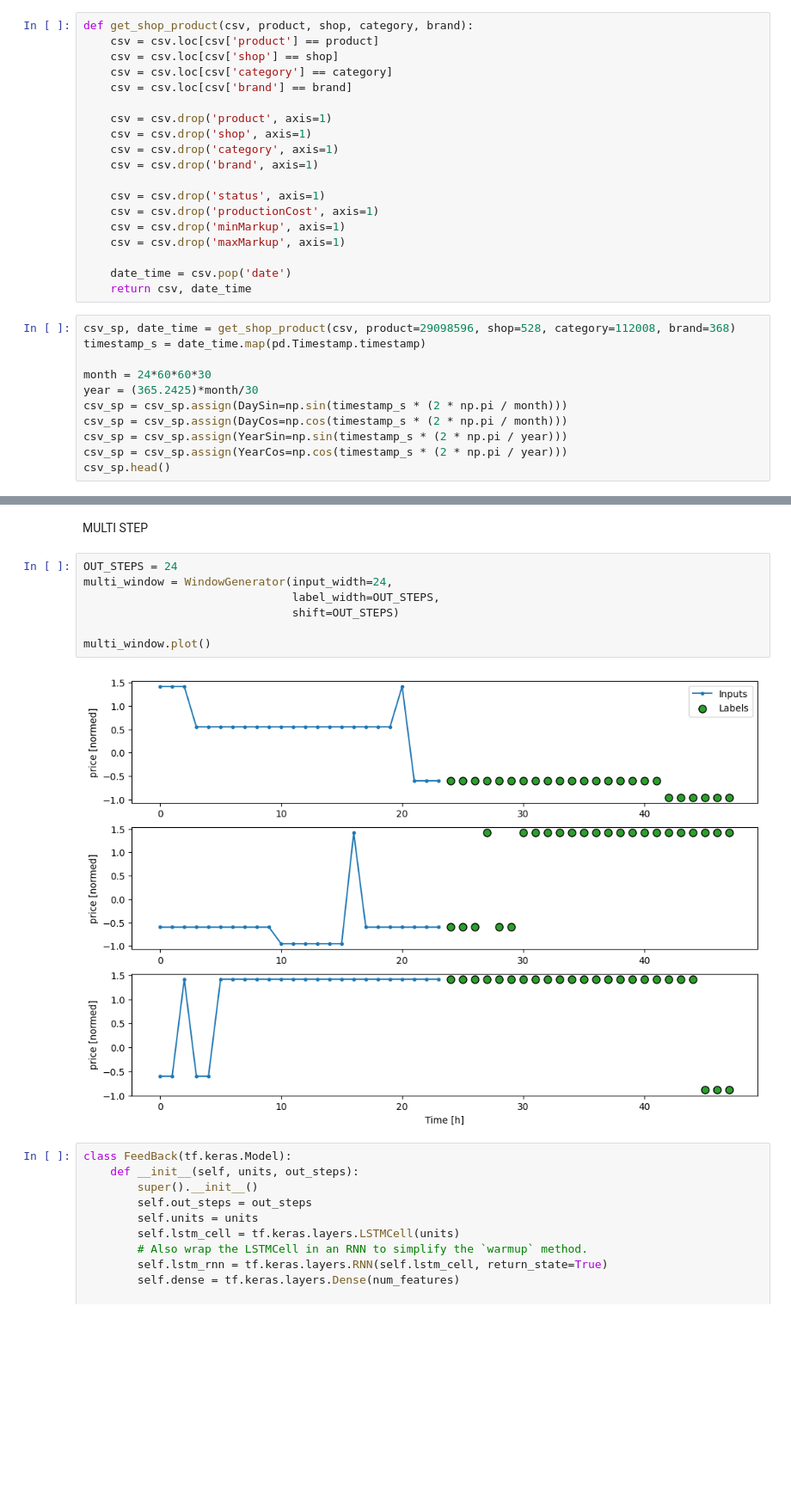
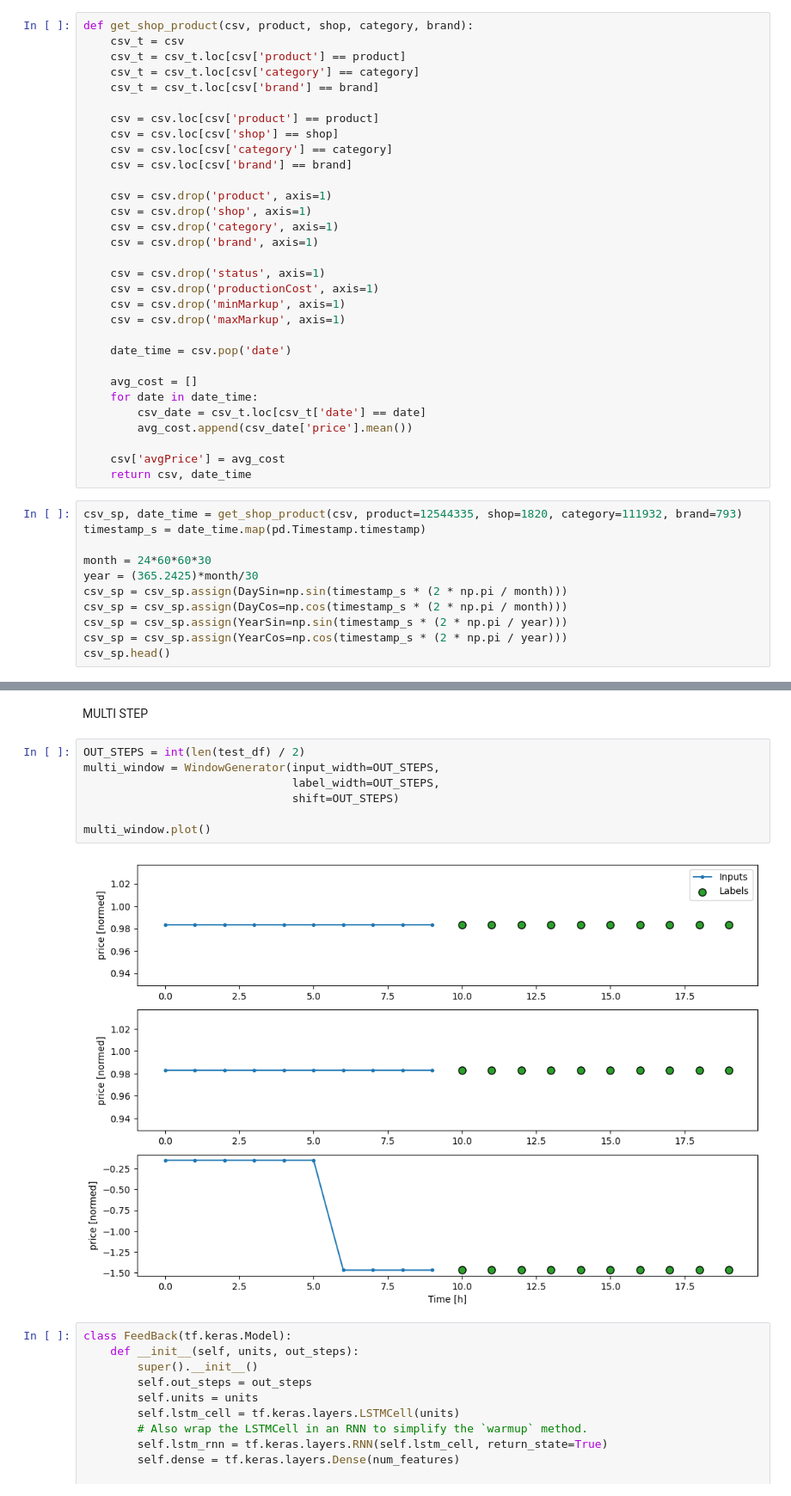
Before and after one commit to MEHovick/time-rows, a Jupyter notebook: TimeRows.ipynb, the cells around one changed output, grey strips where cells are left out. Shown at 86% size. Saved outputs shown, nothing was run; the diff lists cells and outputs as text; blank space fills up the shorter version.

```diff
--- a/TimeRows.ipynb
+++ b/TimeRows.ipynb
@@ -53,6 +53,11 @@ csv.head()
 | 1021 | 29098596 | 1820 | 112008 | 368 | 26989000 | 1 | 2022-01-03 | 19172316 | 7 | 80 | ... |
 # %%
 def get_shop_product(csv, product, shop, category, brand):
+    csv_t = csv
+    csv_t = csv_t.loc[csv['product'] == product]
+    csv_t = csv_t.loc[csv['category'] == category]
+    csv_t = csv_t.loc[csv['brand'] == brand]
+
     csv = csv.loc[csv['product'] == product]
     csv = csv.loc[csv['shop'] == shop]
     csv = csv.loc[csv['category'] == category]
@@ -69,9 +74,16 @@ def get_shop_product(csv, product, shop, category, brand):
     csv = csv.drop('maxMarkup', axis=1)
 
     date_time = csv.pop('date')
+
+    avg_cost = []
+    for date in date_time:
+        csv_date = csv_t.loc[csv_t['date'] == date]
+        avg_cost.append(csv_date['price'].mean())
+
+    csv['avgPrice'] = avg_cost
     return csv, date_time
 # %%
-csv_sp, date_time = get_shop_product(csv, product=29098596, shop=528, category=112008, brand=368)
+csv_sp, date_time = get_shop_product(csv, product=12544335, shop=1820, category=111932, brand=793)
 timestamp_s = date_time.map(pd.Timestamp.timestamp)
 
 month = 24*60*60*30
@@ -304,14 +310,14 @@ wide_window.plot(lstm_model)
 # %% [markdown]
 MULTI STEP
 # %%
-OUT_STEPS = 24
-multi_window = WindowGenerator(input_width=24,
+OUT_STEPS = int(len(test_df) / 2)
+multi_window = WindowGenerator(input_width=OUT_STEPS,
                                label_width=OUT_STEPS,
                                shift=OUT_STEPS)
 
 multi_window.plot()
 # %% [output]
-[figure, old version]
+[figure, new version]
 # %%
 class FeedBack(tf.keras.Model):
     def __init__(self, units, out_steps):
```
Also changed, not shown: parts of 8 cells of this notebook.
